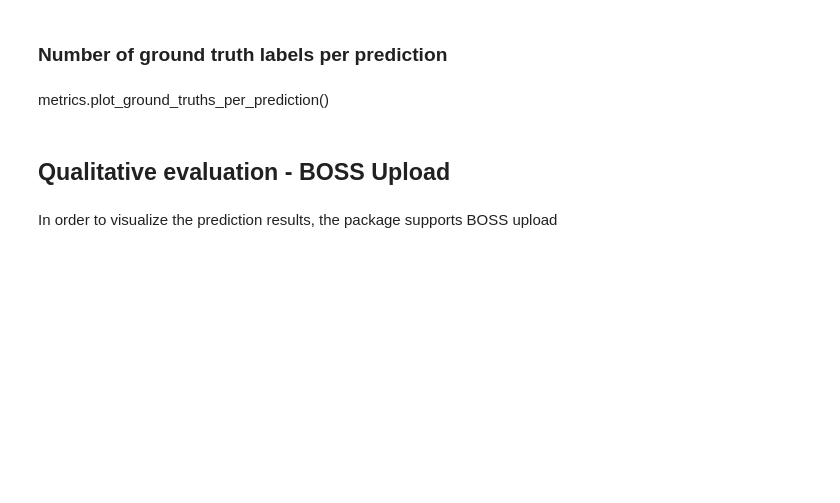
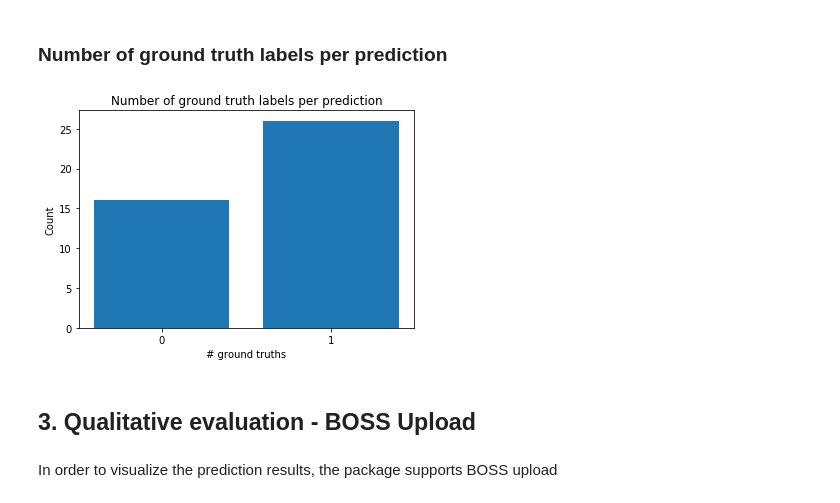
Before and after one commit to neurodata-cobalt/bloby, a Jupyter notebook: Package Usage.ipynb, the cells around one changed output. Saved outputs shown, nothing was run; the diff lists cells and outputs as text; code cells hidden in the pictures; blank space fills up the shorter version.

```diff
--- a/Package Usage.ipynb
+++ b/Package Usage.ipynb
@@ -18,10 +18,11 @@ The blob detection part of the pipeline uses Gaussian Mixture Model (GMM) cluste
 from src.BlobDetector import BlobDetector
 from src import util
 
-input_tif_path = 'data/s3617/tifs/cell_detection_0.tiff'
-output_csv_path = 'data/s3617/prediction_csv/cell_detection_0.csv'
+exp_name = 'cell_detection_6'
+input_tif_path = 'data/s3617/tifs/{}.tiff'.format(exp_name)
+output_csv_path = 'data/s3617/prediction_csv/{}.csv'.format(exp_name)
 
-detector = BlobDetector(input_tif_path, n_components=2)
+detector = BlobDetector(input_tif_path, n_components=3)
 centroids = detector.get_blob_centroids()
 util.write_list_to_csv(centroids, output_csv_path) #writing the detection output to CSV in (z,y,x) format
 # %% [markdown]
@@ -45,9 +46,9 @@ The _BlobMetrics_ class which is a part of this package, can be used to evaluate
 # %%
 from src.BlobMetrics import BlobMetrics
 
-ground_truth_path = 'data/s3617/annotations/cell_detection_0.csv'
+ground_truth_path = 'data/s3617/annotations/{}.csv'.format(exp_name)
 ground_truth = util.get_list_from_csv(ground_truth_path)
 
 metrics = BlobMetrics(ground_truth, centroids, euclidean_distance_threshold=12)
-print('Precision: {}\nRecall: {}\nAccuracy (%): {}'.format(metrics.precision(), metrics.recall(), metrics.accuracy()))
+print('Precision: {}\nRecall: {}'.format(metrics.precision(), metrics.recall()))
 # %% [output]
@@ -64,10 +64,12 @@ metrics.plot_predictions_per_ground_truth()
 [figure]
 # %% [markdown]
 ### Number of ground truth labels per prediction
-# %% [markdown]
-metrics.plot_ground_truths_per_prediction()
+# %%
+metrics.plot_ground_truths_per_prediction()
+# %% [output]
+[figure, added]
 # %% [markdown]
-## Qualitative evaluation - BOSS Upload
+## 3. Qualitative evaluation - BOSS Upload
 # %% [markdown]
 In order to visualize the prediction results, the package supports BOSS upload
 # %% [markdown]
```
Also changed, not shown: parts of 5 cells of this notebook, 5 other files.
